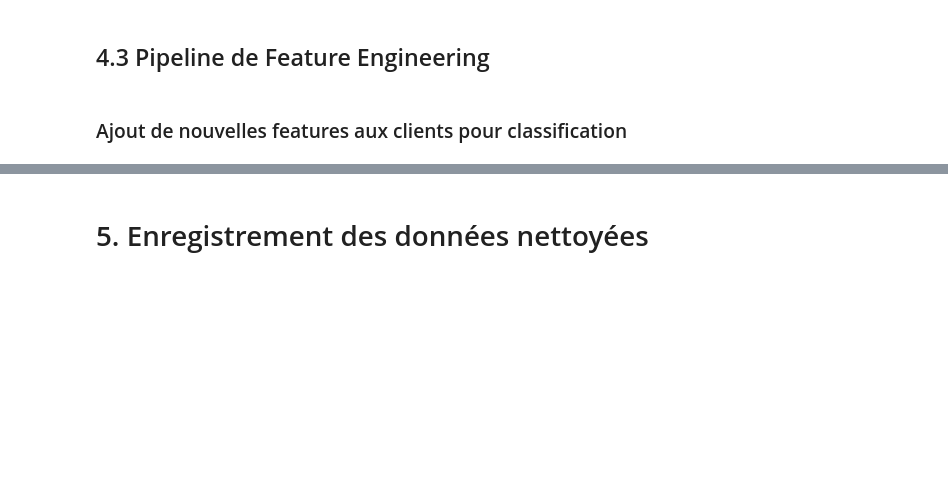
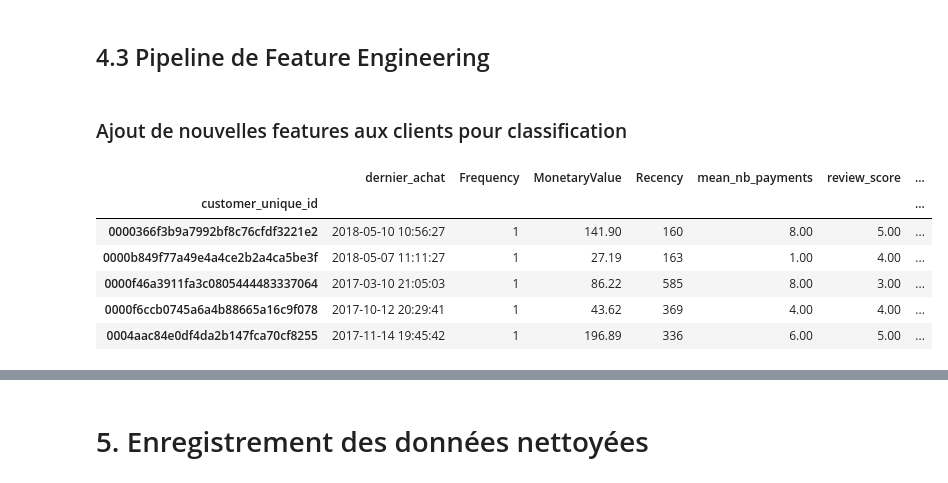
Before and after one commit to mrcreasey/oc-ds-p5-unsupervised-clustering, a Jupyter notebook: P5_01_analyse.ipynb, the cells around one changed output, grey strips where cells are left out. Drawn from its saved outputs; the diff is of its cells as text; code cells hidden in the pictures; blank space fills up the shorter version.

```diff
--- a/P5_01_analyse.ipynb
+++ b/P5_01_analyse.ipynb
@@ -2268,15 +2268,19 @@ sns.despine()
 # %% [markdown]
 ### Ajout de nouvelles features aux clients pour classification
 # %%
+# trouver le plus frequent valeur (pd.Series.mode produit des lists s'il y a des value_counts identiques)
+def agg_top(x): return x.value_counts().index[0]
+
+
 commande_features_agg = commande_items.groupby('customer_unique_id').agg(
     delivery_time=('delivery_time_actual', 'mean'),
     delivery_delay=('delivery_time_diff', 'mean'),
     distance_customer_seller=('distance_km', 'mean'),
     freight_percent=('freight_percentage', 'mean'),
-    payment_mode=('payment_type', agg_set),
-    favourite_category=('product_category', pd.Series.mode),
-    time_of_day=('hour_of_day','mean'),
-    weekday=('weekday','mean')
+    payment_mode=('payment_type', agg_top),
+    favourite_category=('product_category', agg_top),
+    time_of_day=('hour_of_day', 'mean'),
+    weekday=('weekday', 'mean')
 )
 
 nb_produits = commande_items.groupby('customer_unique_id')[
@@ -2289,3 +2293,13 @@ clients_agg = (clients
                .join(commande_features_agg, how='left')
                .join(nb_produits_moyenne, how='left')
                )
+# %%
+clients_agg.head()
+# %% [output]
+|  | dernier_achat | Frequency | MonetaryValue | Recency | mean_nb_payments | review_score | ... |
+| customer_unique_id |  |  |  |  |  |  | ... |
+| 0000366f3b9a7992bf8c76cfdf3221e2 | 2018-05-10 10:56:27 | 1 | 141.90 | 160 | 8.00 | 5.00 | ... |
+| 0000b849f77a49e4a4ce2b2a4ca5be3f | 2018-05-07 11:11:27 | 1 | 27.19 | 163 | 1.00 | 4.00 | ... |
+| 0000f46a3911fa3c0805444483337064 | 2017-03-10 21:05:03 | 1 | 86.22 | 585 | 8.00 | 3.00 | ... |
+| 0000f6ccb0745a6a4b88665a16c9f078 | 2017-10-12 20:29:41 | 1 | 43.62 | 369 | 4.00 | 4.00 | ... |
+| 0004aac84e0df4da2b147fca70cf8255 | 2017-11-14 19:45:42 | 1 | 196.89 | 336 | 6.00 | 5.00 | ... |
```
Also changed, not shown: parts of 2 cells of this notebook, 1 other file.
